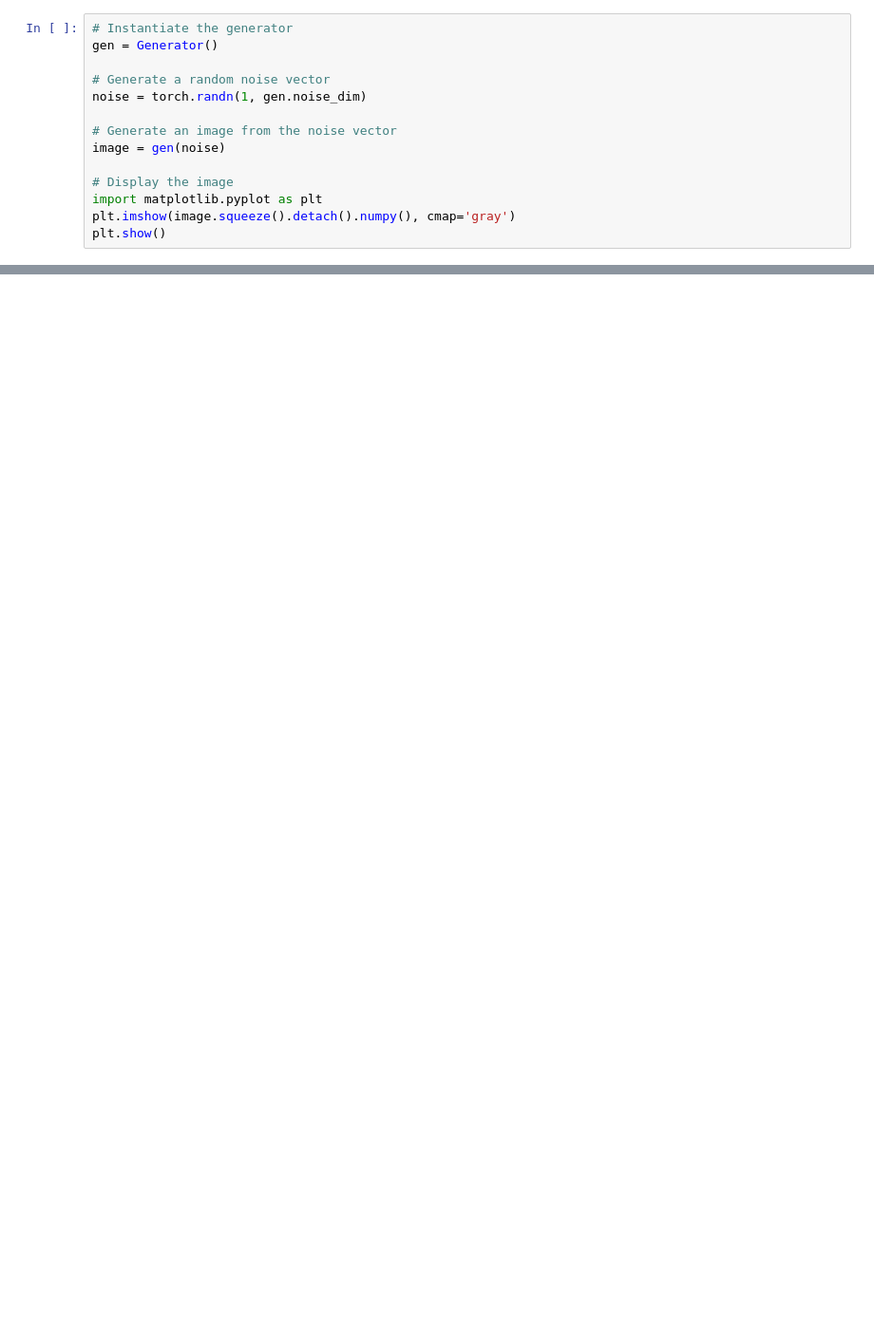
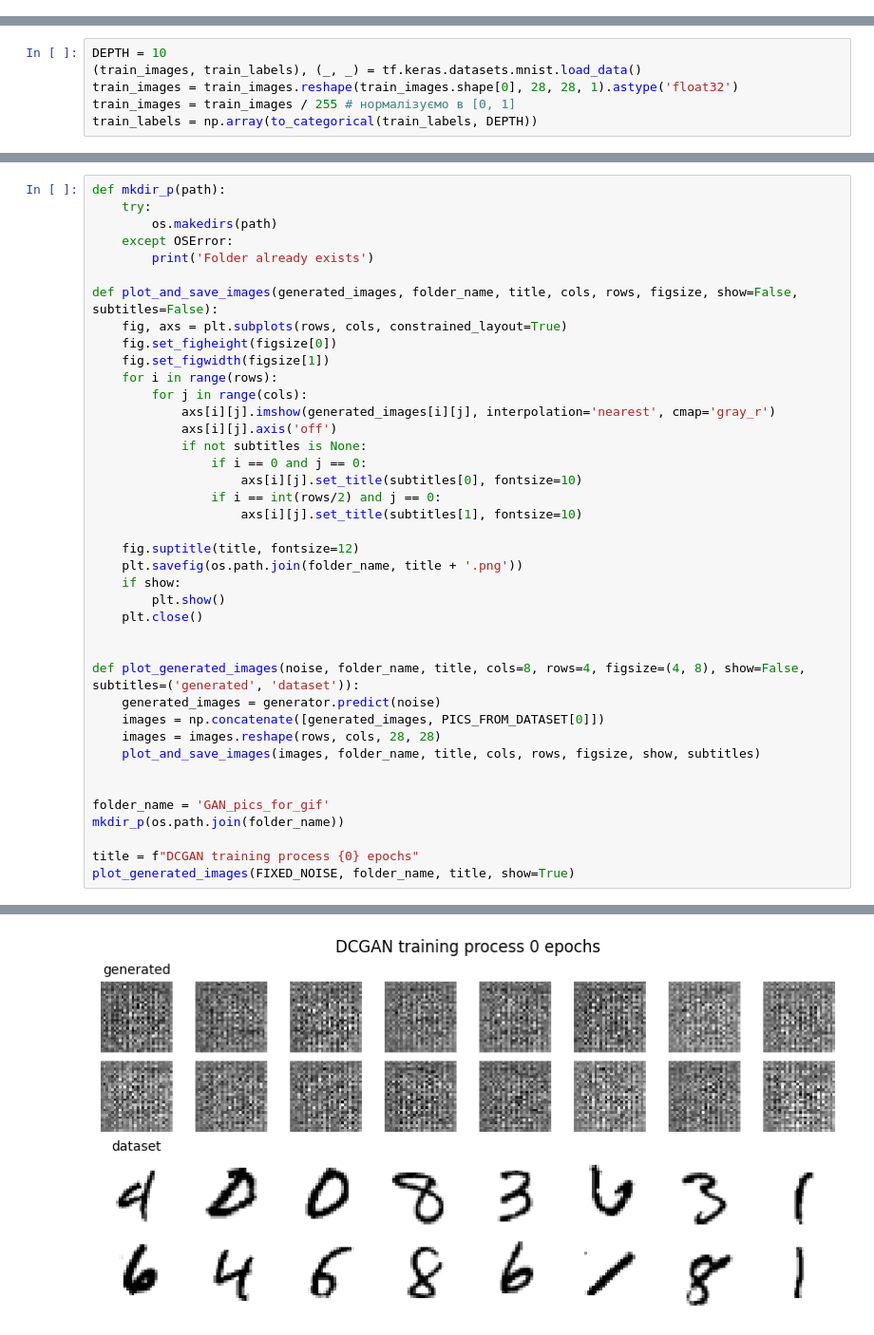
Before and after one commit to YuTar151/HomeWork, a Jupyter notebook: HomeWork/dz55/dz_55.ipynb, the cells around one changed output, grey strips where cells are left out. Shown at 95% size. Saved outputs shown, nothing was run; the diff lists cells and outputs as text; blank space fills up the shorter version.

```diff
--- a/HomeWork/dz55/dz_55.ipynb
+++ b/HomeWork/dz55/dz_55.ipynb
@@ -47,14 +0,0 @@ class Generator(nn.Module):
-# %%
-# Instantiate the generator
-gen = Generator()
-
-# Generate a random noise vector
-noise = torch.randn(1, gen.noise_dim)
-
-# Generate an image from the noise vector
-image = gen(noise)
-
-# Display the image
-import matplotlib.pyplot as plt
-plt.imshow(image.squeeze().detach().numpy(), cmap='gray')
-plt.show()
@@ -113,0 +17,6 @@ optimizer_disc.step()
+# %%
+DEPTH = 10
+(train_images, train_labels), (_, _) = tf.keras.datasets.mnist.load_data()
+train_images = train_images.reshape(train_images.shape[0], 28, 28, 1).astype('float32')
+train_images = train_images / 255 # нормалізуємо в [0, 1]
+train_labels = np.array(to_categorical(train_labels, DEPTH))
@@ -113,0 +148,41 @@ optimizer_disc.step()
+# %%
+def mkdir_p(path):
+    try:
+        os.makedirs(path)
+    except OSError:
+        print('Folder already exists')
+
+def plot_and_save_images(generated_images, folder_name, title, cols, rows, figsize, show=False, subtitles=False):
+    fig, axs = plt.subplots(rows, cols, constrained_layout=True)
+    fig.set_figheight(figsize[0])
+    fig.set_figwidth(figsize[1])
+    for i in range(rows):
+        for j in range(cols):
+            axs[i][j].imshow(generated_images[i][j], interpolation='nearest', cmap='gray_r')
+            axs[i][j].axis('off')
+            if not subtitles is None:
+                if i == 0 and j == 0:
+                    axs[i][j].set_title(subtitles[0], fontsize=10)
+                if i == int(rows/2) and j == 0:
+                    axs[i][j].set_title(subtitles[1], fontsize=10)
+
+    fig.suptitle(title, fontsize=12)
+    plt.savefig(os.path.join(folder_name, title + '.png'))
+    if show:
+        plt.show()
+    plt.close()
+
+
+def plot_generated_images(noise, folder_name, title, cols=8, rows=4, figsize=(4, 8), show=False, subtitles=('generated', 'dataset')):
+    generated_images = generator.predict(noise)
+    images = np.concatenate([generated_images, PICS_FROM_DATASET[0]])
+    images = images.reshape(rows, cols, 28, 28)
+    plot_and_save_images(images, folder_name, title, cols, rows, figsize, show, subtitles)
+
+
+folder_name = 'GAN_pics_for_gif'
+mkdir_p(os.path.join(folder_name))
+
+title = f"DCGAN training process {0} epochs"
+plot_generated_images(FIXED_NOISE, folder_name, title, show=True)
+# %% [output]
@@ -113,0 +190 @@ optimizer_disc.step()
+[figure, added]
```
Also changed, not shown: parts of 18 cells of this notebook, 34 other files.
